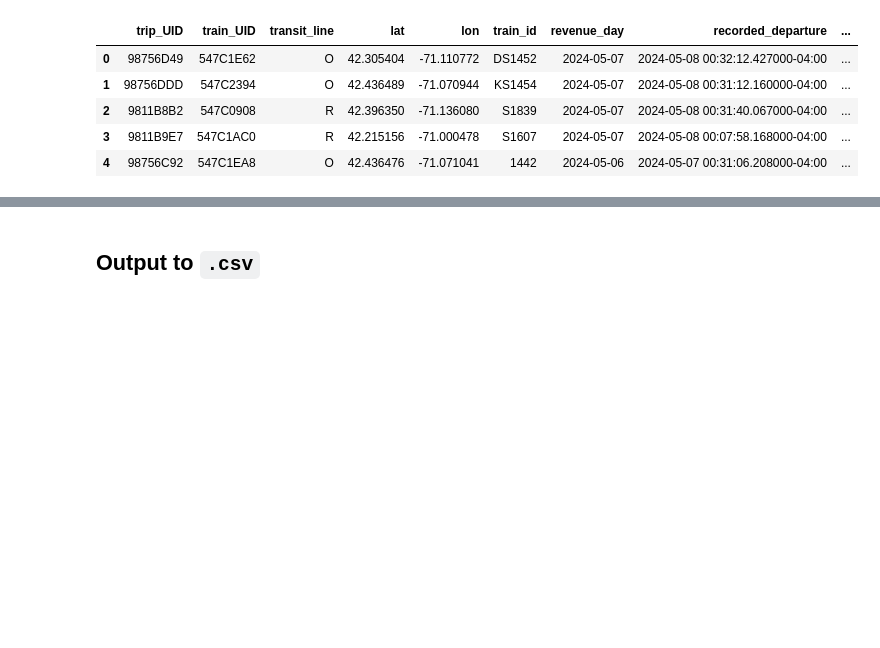
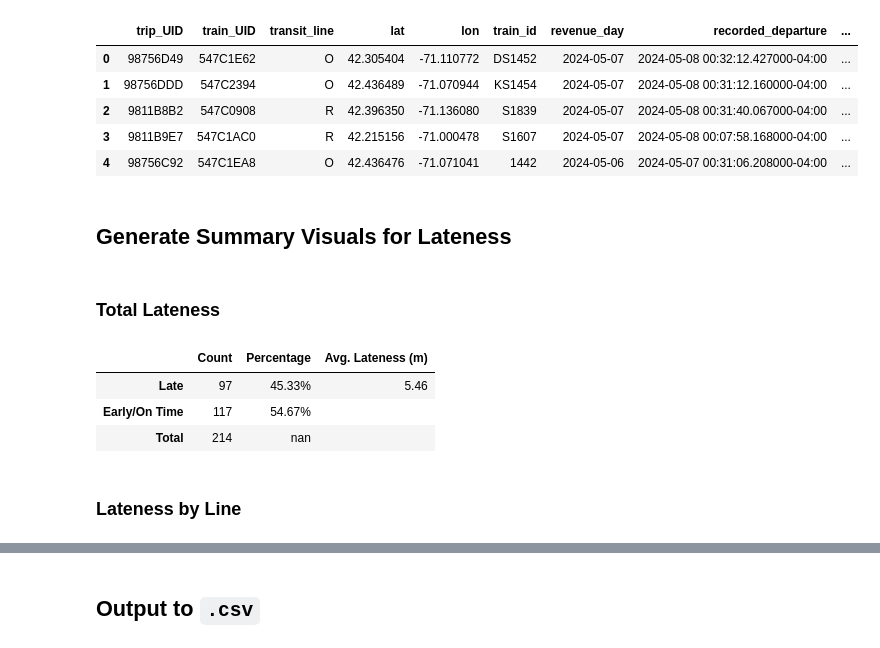
Before and after one commit to ericgulottyjr/LTOTD-Analysis, a Jupyter notebook: ltotd.ipynb, the cells around one changed output, grey strips where cells are left out. Drawn from its saved outputs; the diff is of its cells as text; code cells hidden in the pictures; blank space fills up the shorter version.

Commit message:
Generate tables for lateness

```diff
--- a/ltotd.ipynb
+++ b/ltotd.ipynb
@@ -296,3 +296,74 @@ result.head()
 | 2 | 9811B8B2 | 547C0908 | R | 42.396350 | -71.136080 | S1839 | 2024-05-07 | 2024-05-08 00:31:40.067000-04:00 | ... |
 | 3 | 9811B9E7 | 547C1AC0 | R | 42.215156 | -71.000478 | S1607 | 2024-05-07 | 2024-05-08 00:07:58.168000-04:00 | ... |
 | 4 | 98756C92 | 547C1EA8 | O | 42.436476 | -71.071041 | 1442 | 2024-05-06 | 2024-05-07 00:31:06.208000-04:00 | ... |
+# %% [markdown]
+## Generate Summary Visuals for Lateness
+# %% [markdown]
+### Total Lateness
+# %%
+# Generate Table for Total Lateness
+
+# Convert MM:SS to total minutes
+def convert_to_minutes(time_str):
+    sign = -1 if time_str.startswith('-') else 1
+    minutes, seconds = map(int, time_str.lstrip('-').split(':'))
+    return sign * (minutes + seconds / 60)
+
+result['time_difference_minutes'] = result['time_difference_trimmed'].apply(convert_to_minutes)
+
+# Define categories
+conditions = [
+    result['time_difference_minutes'] > 0,
+    result['time_difference_minutes'] <= 0
+]
+choices = ['Late', 'Early/On Time']
+
+result['Category'] = pd.Categorical(np.select(conditions, choices, default='Unknown'))
+
+# Calculate metrics
+summary_table = result.groupby('Category')['time_difference_minutes'].agg(
+    Description='count',
+    Avg_Lateness=lambda x: x[x > 0].mean()
+).reindex(['Late', 'Early/On Time'])
+
+# Calculate percentage
+total = result['time_difference_minutes'].count()
+summary_table['Percentage'] = (summary_table['Description'] / total * 100).round(2)
+
+# Prepare total row
+total_row = pd.DataFrame({
+    'Description': [total],
+    'Percentage': [None],
+    'Avg_Lateness': [None]
+}, index=['Total'])
+
+# Combine rows
+final_table = pd.concat([summary_table, total_row])
+
+# Organize columns and handle NaN
+final_table = final_table[['Description', 'Percentage', 'Avg_Lateness']]
+final_table['Percentage'] = final_table['Percentage'].map('{:.2f}%'.format, na_action='ignore')  # Add percentage sign
+final_table['Avg_Lateness'] = final_table['Avg_Lateness'].fillna('').map(lambda x: f'{x:.2f}' if x != '' else '')
+
+# Rename columns
+final_table = final_table.rename(columns={'Description': 'Count', 'Avg_Lateness': 'Avg. Lateness (m)'})
+
+# Styling the DataFrame
+def apply_styles(val, category):
+    color = 'red' if category == 'Late' else 'green' if category == 'Early/On Time' else ''
+    return f'color: {color}'
+
+styled_table = final_table.style.apply(
+    lambda x: [apply_styles(v, x.name) if c != 'Avg. Lateness (m)' else '' for v, c in zip(x, x.index)],
+    axis=1
+)
+
+# Display the styled table
+styled_table
+# %% [output]
+|  | Count | Percentage | Avg. Lateness (m) |
+| Late | 97 | 45.33% | 5.46 |
+| Early/On Time | 117 | 54.67% |  |
+| Total | 214 | nan |  |
+# %% [markdown]
+### Lateness by Line
```
Also changed, not shown: parts of 8 cells of this notebook.
